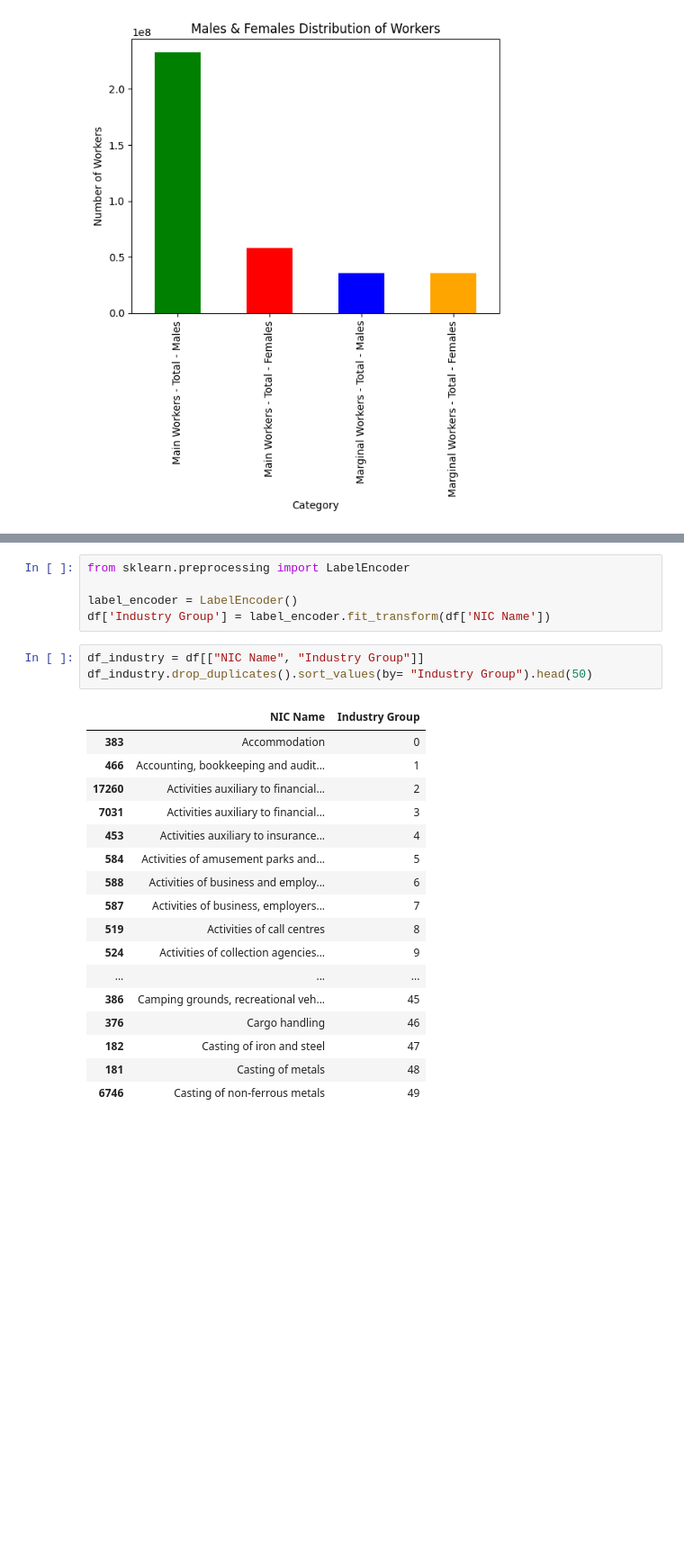
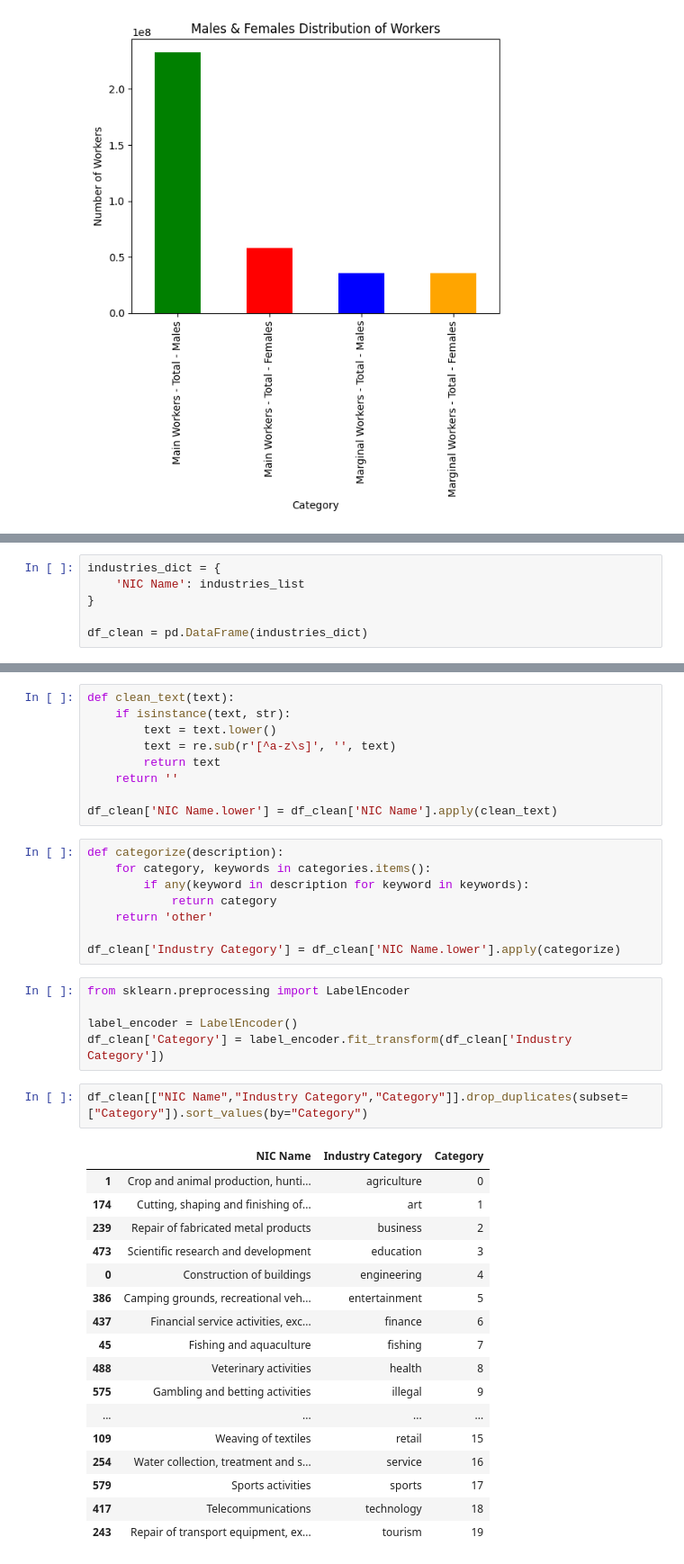
Before and after one commit to Thejasrajsathyamoorthy/Industrial-Human-Resources, a Jupyter notebook: HR_1.ipynb, the cells around one changed output, grey strips where cells are left out. Shown at 90% size. Saved outputs shown, nothing was run; the diff lists cells and outputs as text; blank space fills up the shorter version.

```diff
--- a/HR_1.ipynb
+++ b/HR_1.ipynb
@@ -203,0 +199,6 @@ dtype: int64
+# %%
+industries_dict = {
+    'NIC Name': industries_list
+}
+
+df_clean = pd.DataFrame(industries_dict)
@@ -204,26 +238,42 @@ dtype: int64
+# %%
+def clean_text(text):
+    if isinstance(text, str):
+        text = text.lower()
+        text = re.sub(r'[^a-z\s]', '', text)
+        return text
+    return ''
+
+df_clean['NIC Name.lower'] = df_clean['NIC Name'].apply(clean_text)
+# %%
+def categorize(description):
+    for category, keywords in categories.items():
+        if any(keyword in description for keyword in keywords):
+            return category
+    return 'other'
+
+df_clean['Industry Category'] = df_clean['NIC Name.lower'].apply(categorize)
 # %%
 from sklearn.preprocessing import LabelEncoder
 
 label_encoder = LabelEncoder()
-df['Industry Group'] = label_encoder.fit_transform(df['NIC Name'])
+df_clean['Category'] = label_encoder.fit_transform(df_clean['Industry Category'])
 # %%
-df_industry = df[["NIC Name", "Industry Group"]]
-df_industry.drop_duplicates().sort_values(by= "Industry Group").head(50)
+df_clean[["NIC Name","Industry Category","Category"]].drop_duplicates(subset=["Category"]).sort_values(by="Category")
 # %% [output]
-|  | NIC Name | Industry Group |
-| 383 | Accommodation | 0 |
-| 466 | Accounting, bookkeeping and audit... | 1 |
-| 17260 | Activities auxiliary to financial... | 2 |
-| 7031 | Activities auxiliary to financial... | 3 |
-| 453 | Activities auxiliary to insurance... | 4 |
-| 584 | Activities of amusement parks and... | 5 |
-| 588 | Activities of business and employ... | 6 |
-| 587 | Activities of business, employers... | 7 |
-| 519 | Activities of call centres | 8 |
-| 524 | Activities of collection agencies... | 9 |
-| ... | ... | ... |
-| 386 | Camping grounds, recreational veh... | 45 |
-| 376 | Cargo handling | 46 |
-| 182 | Casting of iron and steel | 47 |
-| 181 | Casting of metals | 48 |
-| 6746 | Casting of non-ferrous metals | 49 |
+|  | NIC Name | Industry Category | Category |
+| 1 | Crop and animal production, hunti... | agriculture | 0 |
+| 174 | Cutting, shaping and finishing of... | art | 1 |
+| 239 | Repair of fabricated metal products | business | 2 |
+| 473 | Scientific research and development | education | 3 |
+| 0 | Construction of buildings | engineering | 4 |
+| 386 | Camping grounds, recreational veh... | entertainment | 5 |
+| 437 | Financial service activities, exc... | finance | 6 |
+| 45 | Fishing and aquaculture | fishing | 7 |
+| 488 | Veterinary activities | health | 8 |
+| 575 | Gambling and betting activities | illegal | 9 |
+| ... | ... | ... | ... |
+| 109 | Weaving of textiles | retail | 15 |
+| 254 | Water collection, treatment and s... | service | 16 |
+| 579 | Sports activities | sports | 17 |
+| 417 | Telecommunications | technology | 18 |
+| 243 | Repair of transport equipment, ex... | tourism | 19 |
```
Also changed, not shown: parts of 9 cells of this notebook.
